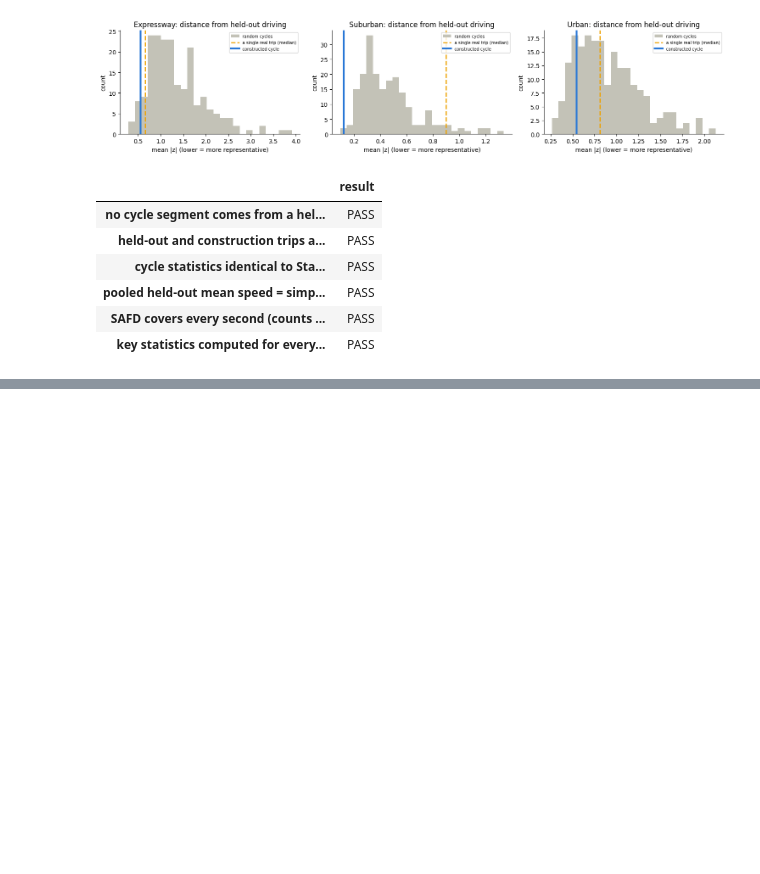
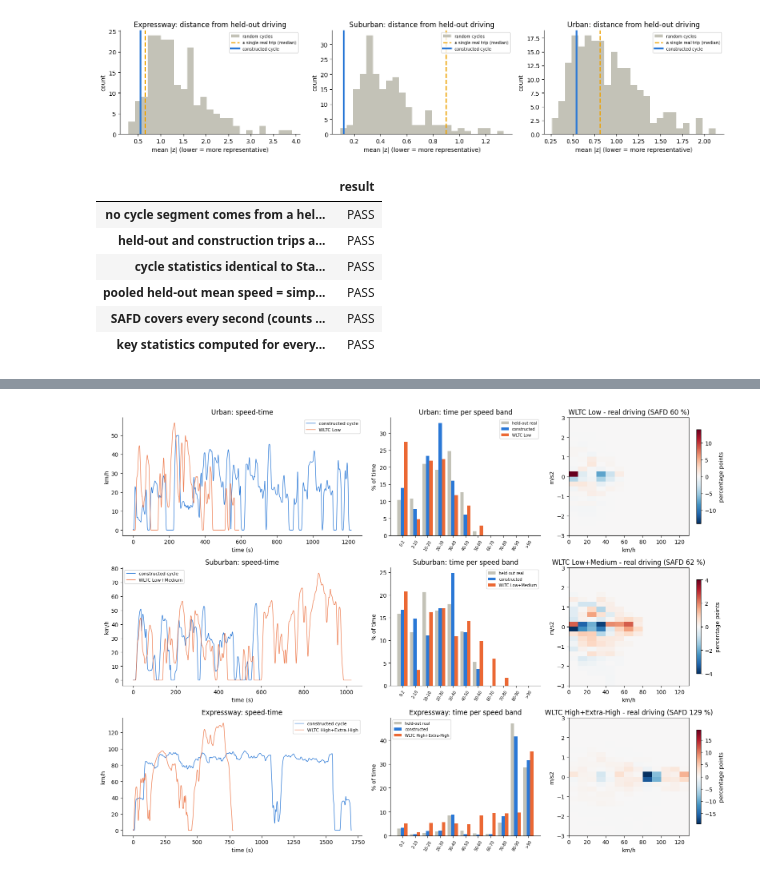
Before and after one commit to Rusiru49/J26-DS-315_Aero-Optimization-EV-Energy, a Jupyter notebook: component01_adaptive_driving_cycle/11_Statistical_Validation.ipynb, the cells around one changed output, grey strips where cells are left out. Drawn from its saved outputs; the diff is of its cells as text; code cells hidden in the pictures; blank space fills up the shorter version.

```diff
--- a/component01_adaptive_driving_cycle/11_Statistical_Validation.ipynb
+++ b/component01_adaptive_driving_cycle/11_Statistical_Validation.ipynb
@@ -431,0 +681,37 @@ Verification: all checks PASS
+# %%
+# ---------------------------------------------------------------
+# 11B-6. Figures: speed-time traces, speed bands, and where the WLTC pattern differs from real driving (SAFD)
+# ---------------------------------------------------------------
+envs_b = [e for e in ["Urban", "Suburban", "Expressway"] if e in results]
+fig, axes = plt.subplots(len(envs_b), 3, figsize=(16, 3.8 * len(envs_b)), squeeze=False,
+                         gridspec_kw={"width_ratios": [1.6, 1, 1]})
+for row, e in zip(axes, envs_b):
+    r, ref = results[e], MAIN_PAIR[e]
+    w = WLTC_PARTS[ref]
+    row[0].plot(np.arange(len(r["cyc_speed"])), r["cyc_speed"], color="#2a78d6", lw=1, label="constructed cycle")
+    row[0].plot(np.arange(len(w)), w, color="#eb6834", lw=1, alpha=0.85, label=ref)
+    row[0].set(title=f"{e}: speed-time", xlabel="time (s)", ylabel="km/h")
+    row[0].legend(fontsize=8)
+    b = CFG["speed_bands"]
+    lab = [f"{b[i]}-{b[i + 1]}" if b[i + 1] < 200 else f">{b[i]}" for i in range(len(b) - 1)]
+    x = np.arange(len(lab))
+    for k, (v, col, name) in enumerate([(r["held_speed"], "#c3c2b7", "held-out real"),
+                                        (r["cyc_speed"], "#2a78d6", "constructed"), (w, "#eb6834", ref)]):
+        row[1].bar(x + (k - 1) * 0.27, 100 * np.histogram(v, bins=b)[0] / len(v), 0.27, color=col, label=name)
+    row[1].set_xticks(x, lab, rotation=60, fontsize=7)
+    row[1].set(title=f"{e}: time per speed band", ylabel="% of time")
+    row[1].legend(fontsize=7)
+    Hw = suff([w])[1]
+    diff = 100 * (Hw / Hw.sum() - r["hH"] / r["hH"].sum())
+    lim = max(np.abs(diff).max(), 0.1)
+    im = row[2].imshow(diff.T, origin="lower", aspect="auto", cmap="RdBu_r", vmin=-lim, vmax=lim,
+                       extent=[SB[0], SB[-1], AB[0], AB[-1]])
+    row[2].set(title=f"{ref} - real driving (SAFD {safd_diff(Hw, r['hH']):.0f} %)", xlabel="km/h", ylabel="m/s2")
+    fig.colorbar(im, ax=row[2], shrink=0.8, label="percentage points")
+    for ax in row[:2]:
+        ax.spines[["top", "right"]].set_visible(False)
+plt.tight_layout()
+plt.savefig(REF_DIR / "comparison_with_reference_cycles.png", dpi=150)
+plt.show()
+# %% [output]
+[figure, added]
```
Also changed, not shown: parts of 8 cells of this notebook, 1 other file.
